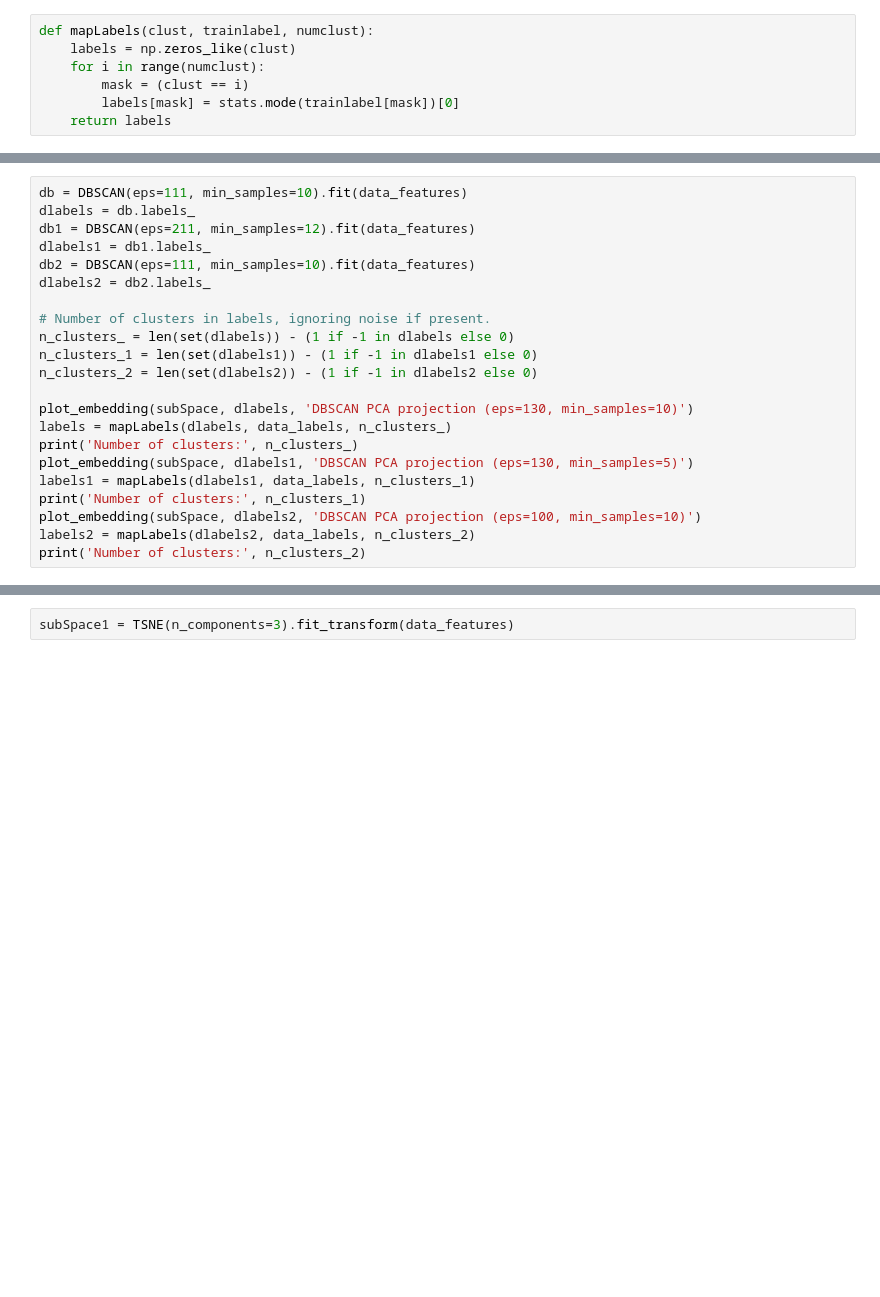
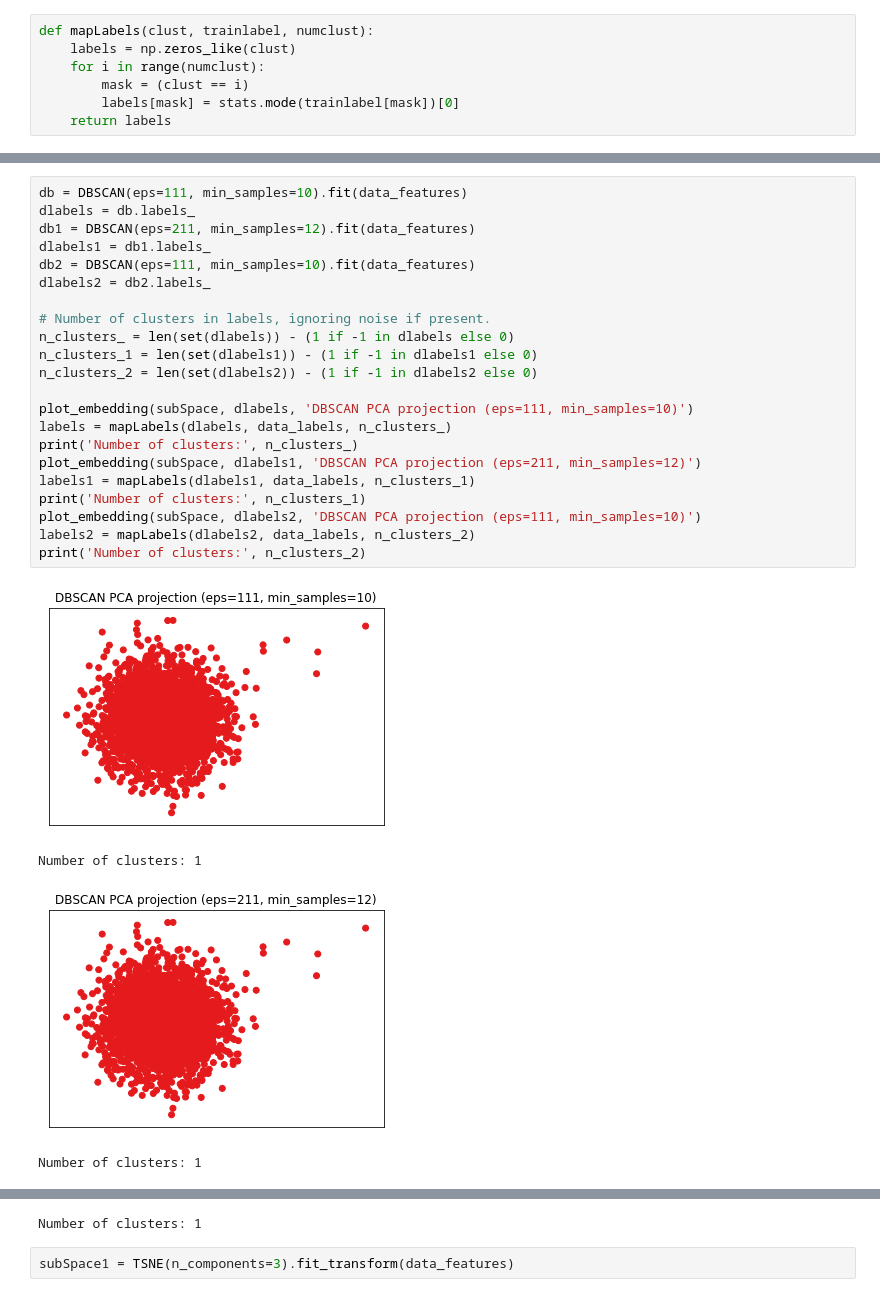
Before and after one commit to JayCastro97/Movie_Analysis_ML, a Jupyter notebook: NYTimes_Data.ipynb, the cells around one changed output, grey strips where cells are left out. Cells and saved outputs as stored; diff of their text form; blank space fills up the shorter version.

```diff
--- a/NYTimes_Data.ipynb
+++ b/NYTimes_Data.ipynb
@@ -249,22 +274,27 @@ labels = mapLabels(wlabel, data_labels, 10)
 # %%
 db = DBSCAN(eps=111, min_samples=10).fit(data_features)
 dlabels = db.labels_
 db1 = DBSCAN(eps=211, min_samples=12).fit(data_features)
 dlabels1 = db1.labels_
 db2 = DBSCAN(eps=111, min_samples=10).fit(data_features)
 dlabels2 = db2.labels_
 
 # Number of clusters in labels, ignoring noise if present.
 n_clusters_ = len(set(dlabels)) - (1 if -1 in dlabels else 0)
 n_clusters_1 = len(set(dlabels1)) - (1 if -1 in dlabels1 else 0)
 n_clusters_2 = len(set(dlabels2)) - (1 if -1 in dlabels2 else 0)
 
-plot_embedding(subSpace, dlabels, 'DBSCAN PCA projection (eps=130, min_samples=10)')
+plot_embedding(subSpace, dlabels, 'DBSCAN PCA projection (eps=111, min_samples=10)')
 labels = mapLabels(dlabels, data_labels, n_clusters_)
 print('Number of clusters:', n_clusters_)
-plot_embedding(subSpace, dlabels1, 'DBSCAN PCA projection (eps=130, min_samples=5)')
+plot_embedding(subSpace, dlabels1, 'DBSCAN PCA projection (eps=211, min_samples=12)')
 labels1 = mapLabels(dlabels1, data_labels, n_clusters_1)
 print('Number of clusters:', n_clusters_1)
-plot_embedding(subSpace, dlabels2, 'DBSCAN PCA projection (eps=100, min_samples=10)')
+plot_embedding(subSpace, dlabels2, 'DBSCAN PCA projection (eps=111, min_samples=10)')
 labels2 = mapLabels(dlabels2, data_labels, n_clusters_2)
 print('Number of clusters:', n_clusters_2)
+# %% [output]
+[figure, added]
+Number of clusters: 1
+[figure, added]
+Number of clusters: 1
@@ -271,3 +302,4 @@ print('Number of clusters:', n_clusters_2)
+Number of clusters: 1
 # %%
 subSpace1 = TSNE(n_components=3).fit_transform(data_features)
 # %%
```
Also changed, not shown: parts of 18 cells of this notebook.
